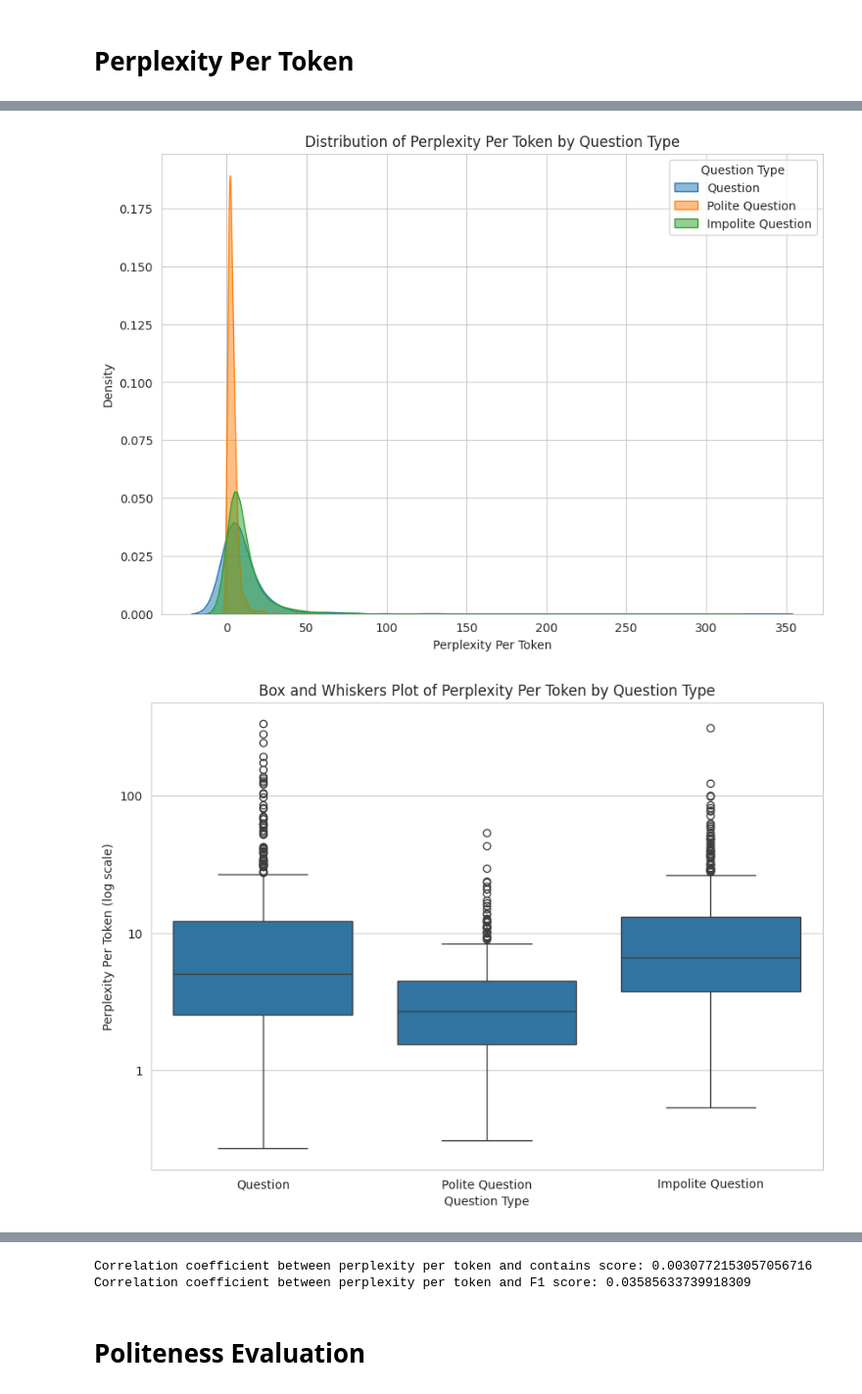
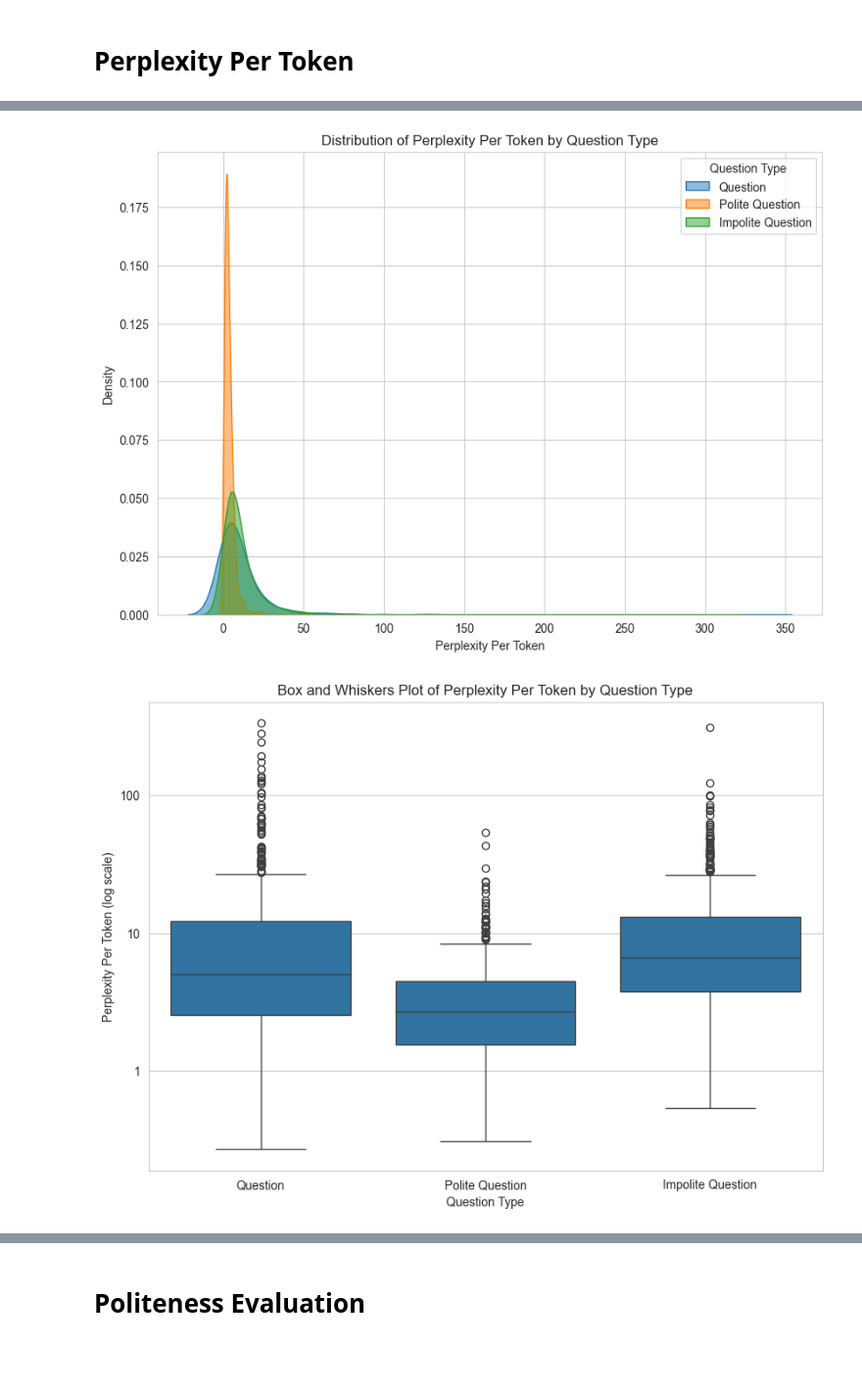
Before and after one commit to jbbernardin/LLM_Politeness, a Jupyter notebook: ANLP_Figures.ipynb, the cells around one changed output, grey strips where cells are left out. Shown at 98% size. Cells and saved outputs as stored; diff of their text form; code cells hidden in the pictures; blank space fills up the shorter version.

```diff
--- a/ANLP_Figures.ipynb
+++ b/ANLP_Figures.ipynb
@@ -186,87 +267,32 @@ sns.set_style('whitegrid')
 
 # Plot the distribution of perplexity per token by question type
 plt.figure(figsize=(10,7))
 for question_type in df['Question Type'].unique():
     sns.kdeplot(
         data=df[df['Question Type'] == question_type],
         x='Perplexity Per Token',
         label=question_type,
         common_norm=False,
         fill=True,
         alpha=0.5
     )
 plt.title('Distribution of Perplexity Per Token by Question Type')
 plt.xlabel('Perplexity Per Token')
 plt.ylabel('Density')
 plt.legend(title='Question Type')
 plt.show()
 
 import matplotlib.ticker as ticker
 
 # Plot the box and whiskers plot of perplexity per token by question type with a logarithmic scale
 plt.figure(figsize=(10,7))
 sns.boxplot(x='Question Type', y='Perplexity Per Token', data=df)
 plt.yscale('log')
 plt.title('Box and Whiskers Plot of Perplexity Per Token by Question Type')
 plt.xlabel('Question Type')
 plt.ylabel('Perplexity Per Token (log scale)')
 plt.gca().yaxis.set_major_formatter(ticker.ScalarFormatter())
 plt.show()
-
-# Load the CSV data
-evaluation_df = pd.read_csv('evaluation_results.csv')
-
-# Prepare the perplexity data for merging
-perplexity_records = []
-for entry in data:
-    for question_type in ['question', 'polite_question', 'impolite_question']:
-        if question_type in entry and 'perplexity' in entry[question_type]:
-            perplexity = entry[question_type]['perplexity']
-            num_tokens = len(entry[question_type]['tokens'])
-            perplexity_per_token = perplexity / num_tokens
-            perplexity_records.append({
-                'id': entry.get('id', ''),
-                'answer_type': question_type + '_answer',
-                'perplexity_per_token': perplexity_per_token,
-                'question': entry[question_type].get('question', '')
-            })
-
-# Convert to DataFrame
-perplexity_df = pd.DataFrame(perplexity_records)
-
-# Merge the evaluation data with the perplexity data
-merged_df = pd.merge(evaluation_df, perplexity_df, on=['question', 'answer_type'])
-
-# Set plot style
-sns.set_style('whitegrid')
-
-# Plot correlation between perplexity per token and F1 score
-plt.figure(figsize=(10, 7))
-sns.scatterplot(data=merged_df, x='perplexity_per_token', y='F1', hue='answer_type')
-plt.title('Correlation between Perplexity Per Token and F1 Score')
-plt.xlabel('Perplexity Per Token')
-plt.ylabel('F1 Score')
-plt.xscale('log')
-plt.legend(title='Question Type')
-plt.show()
-
-# Plot correlation between perplexity per token and contains score
-plt.figure(figsize=(10, 7))
-sns.scatterplot(data=merged_df, x='perplexity_per_token', y='contains', hue='answer_type')
-plt.title('Correlation between Perplexity Per Token and Contains Score')
-plt.xlabel('Perplexity Per Token')
-plt.ylabel('Contains Score')
-plt.xscale('log')
-plt.legend(title='Question Type')
-plt.show()
-
-# Calculate the correlation coefficient between perplexity per token and contains score
-correlation = merged_df[['perplexity_per_token', 'contains']].corr(method='pearson').iloc[0, 1]
-print(f'Correlation coefficient between perplexity per token and contains score: {correlation}')
-
-# Calculate correlation coefficient between perplexity per token and F1 score
-correlation = merged_df[['perplexity_per_token', 'F1']].corr(method='pearson').iloc[0, 1]
-print(f'Correlation coefficient between perplexity per token and F1 score: {correlation}')
 # %% [output]
-[figure, old version]
+[figure, new version]
-[figure, old version]
+[figure, new version]
@@ -275,4 +299,2 @@ print(f'Correlation coefficient between perplexity per token and F1 score: {corr
-Correlation coefficient between perplexity per token and contains score: 0.0030772153057056716
-Correlation coefficient between perplexity per token and F1 score: 0.03585633739918309
 # %% [markdown]
 # Politeness Evaluation
```
Also changed, not shown: parts of 18 cells of this notebook, 3 other files.
